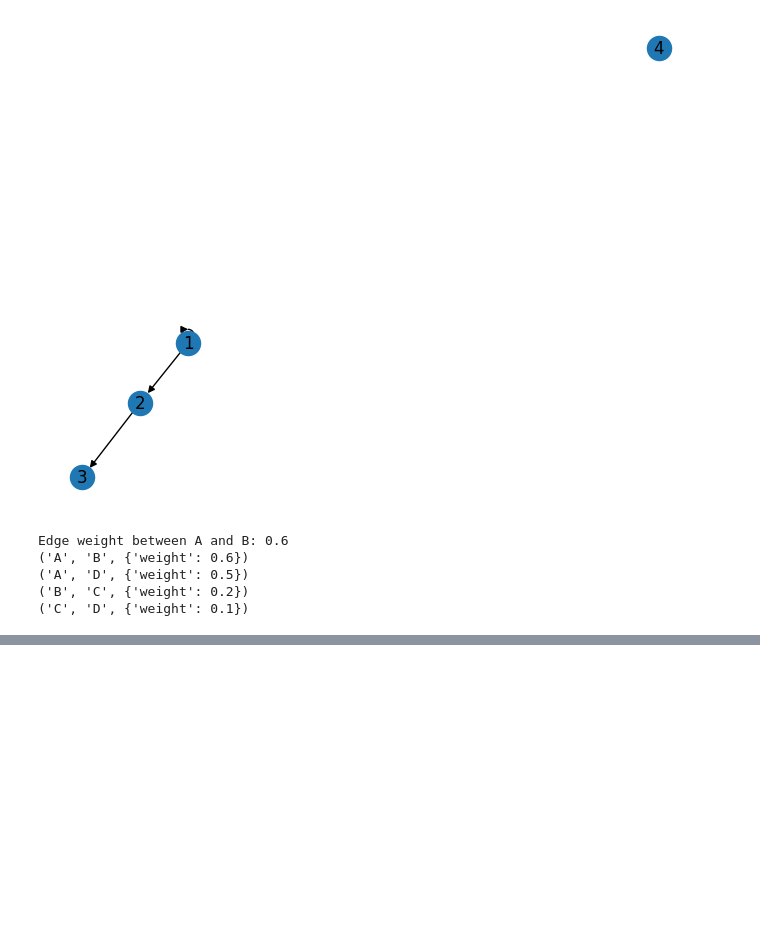
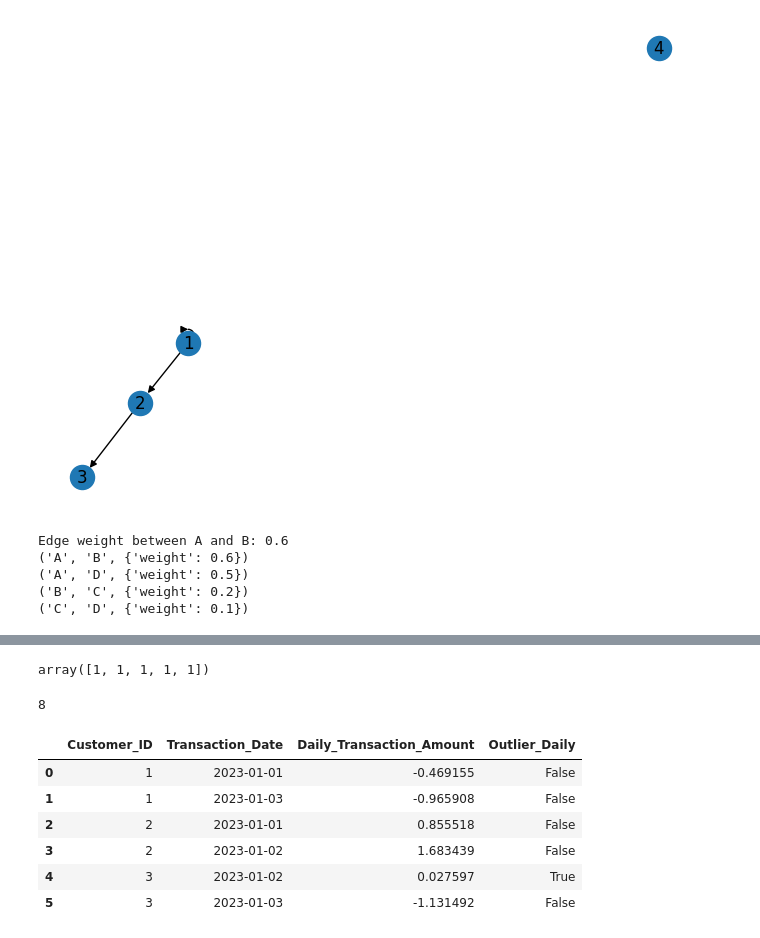
Before and after one commit to shyu61/math, a Jupyter notebook: lightgbm/main.ipynb, the cells around one changed output, grey strips where cells are left out. Cells and saved outputs as stored; diff of their text form; code cells hidden in the pictures; blank space fills up the shorter version.

```diff
--- a/lightgbm/main.ipynb
+++ b/lightgbm/main.ipynb
@@ -51,0 +237,20 @@ Edge weight between A and B: 0.6
+# %%
+lof_weekly.predict(weekly_transactions[['Weekly_Transaction_Amount']])
+# %% [output]
+array([1, 1, 1, 1, 1])
+# %%
+import os
+
+print(os.cpu_count())
+# %% [output]
+8
+# %%
+daily_transactions
+# %% [output]
+|  | Customer_ID | Transaction_Date | Daily_Transaction_Amount | Outlier_Daily |
+| 0 | 1 | 2023-01-01 | -0.469155 | False |
+| 1 | 1 | 2023-01-03 | -0.965908 | False |
+| 2 | 2 | 2023-01-01 | 0.855518 | False |
+| 3 | 2 | 2023-01-02 | 1.683439 | False |
+| 4 | 3 | 2023-01-02 | 0.027597 | True |
+| 5 | 3 | 2023-01-03 | -1.131492 | False |
```
Also changed, not shown: parts of 11 cells of this notebook, 1 other file.
